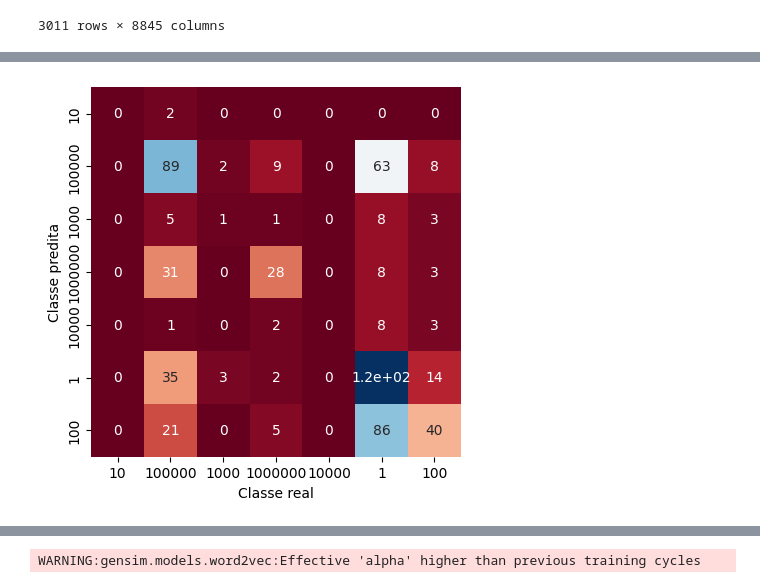
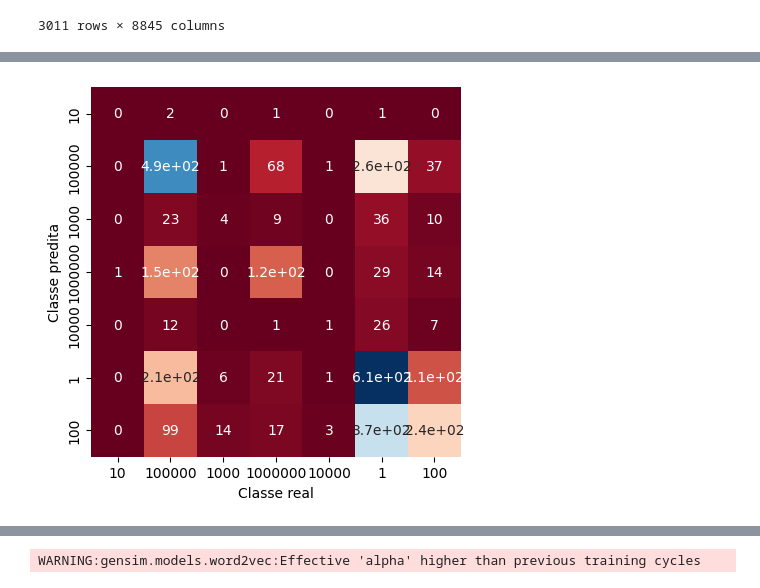
Before and after one commit to Kalidsa/Projeto-de-Minera-o-de-Textos---CDII, a Jupyter notebook: Mineração_de_textos.ipynb, the cells around one changed output, grey strips where cells are left out. Saved outputs shown, nothing was run; the diff lists cells and outputs as text; code cells hidden in the pictures.

```diff
--- a/Mineração_de_textos.ipynb
+++ b/Mineração_de_textos.ipynb
@@ -1030,11 +936,9 @@ plt.show()
 
 ---
 # %%
-tfidf_knn = TfidfVectorizer()
+vectorizer_tfidf_knn = tfidf.fit_transform(data_content2['content'])
 
-vectorizer_tfidf_knn = tfidf_knn.fit_transform(data_content2['content'])
-
-tfidf_knn_dataframe = pd.DataFrame(vectorizer_tfidf_knn.toarray(), columns=tfidf_knn.get_feature_names_out())
+tfidf_knn_dataframe = pd.DataFrame(vectorizer_tfidf_knn.toarray(), columns=tfidf.get_feature_names_out())
 tfidf_knn_dataframe
 # %% [output]
 |  | aap | aba | abaixa | abaixada | abaixado | abaixar | abaixaram | abaixe | abaixei | abaixem | ... | ... |
@@ -1050,17 +954,3 @@ tfidf_knn_dataframe
 | 3009 | 0.0 | 0.0 | 0.0 | 0.0 | 0.0 | 0.0 | 0.0 | 0.0 | 0.0 | 0.0 | ... | ... |
 | 3010 | 0.0 | 0.0 | 0.0 | 0.0 | 0.0 | 0.0 | 0.0 | 0.0 | 0.0 | 0.0 | ... | ... |
 3011 rows × 8845 columns
-# %%
-coment_tfidfknn = tfidf_knn_dataframe
-categorias_tfidfknn = data_content2['sentiment_binary']
-
-X_train_tfidfknn, X_test_tfidfknn, y_train_tfidfknn, y_test_tfidfknn = train_test_split(
-                                                                                      coment_tfidfknn,
-                                                                                      categorias_tfidfknn,
-                                                                                      test_size=0.2)
-
-knn = KNeighborsClassifier(n_neighbors=5)
-knn.fit(X_train_tfidfknn, y_train_tfidfknn)
-y_pred_tfidfknn  = knn.predict(X_test_tfidfknn)
-
-print(classification_report(y_test_tfidfknn , y_pred_tfidfknn, zero_division=1))
@@ -1098,0 +957,17 @@ Acurácia: 0.464
+# %%
+txt_tfidfknn = tfidf_knn_dataframe
+categ_tfidfknn = data_content2['sentiment_binary']
+
+predictions_tfidfknn  = cross_val_predict(knn, txt_tfidfknn, categ_tfidfknn, cv=skf, method='predict')
+precision_tfidfknn, recall_tfidfknn , f1_tfidfknn, _ = precision_recall_fscore_support(categ_tfidfknn, predictions_tfidfknn, average='macro', zero_division=1)
+accuracy_tfidfknn  = accuracy_score(categ_tfidfknn, predictions_tfidfknn )
+
+print(classification_report(categ_tfidfknn, predictions_tfidfknn, zero_division=1))
+
+result_tfidfknn = {
+      'Precision':f"{precision_tfidfknn:.3f}",
+      'Recall': f"{recall_tfidfknn:.3f}",
+      'F1-Score': f"{f1_tfidfknn:.3f}",
+      'Accuracy': f"{accuracy_tfidfknn:.3f}",
+}
+result_tfidfknn
@@ -1099,11 +992,11 @@ Acurácia: 0.464
 # %%
-cm = confusion_matrix(y_test_tfidfknn, y_pred_tfidfknn)
+cm = confusion_matrix(categ_tfidfknn, predictions_tfidfknn)
 sns.heatmap(cm, square=True, annot=True, cmap='RdBu', cbar=False,
-            xticklabels= categorias_tfidfknn.unique(),
-            yticklabels= categorias_tfidfknn.unique())
+            xticklabels= categ_tfidfknn.unique(),
+            yticklabels= categ_tfidfknn.unique())
 
 plt.xlabel("Classe real")
 plt.ylabel("Classe predita")
 plt.show()
 # %% [output]
-[figure, old version]
+[figure, new version]
```
Also changed, not shown: parts of 130 cells of this notebook.
